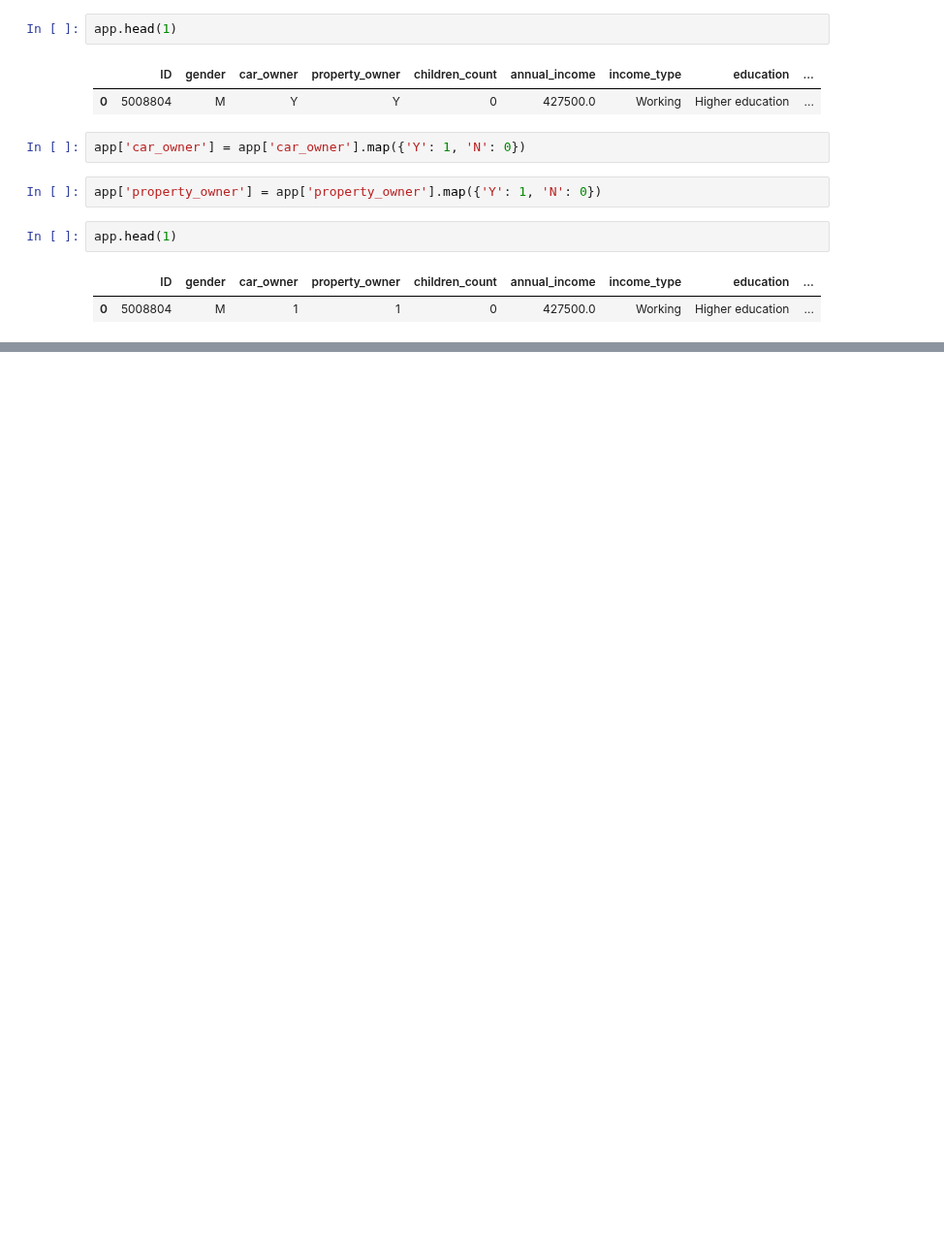
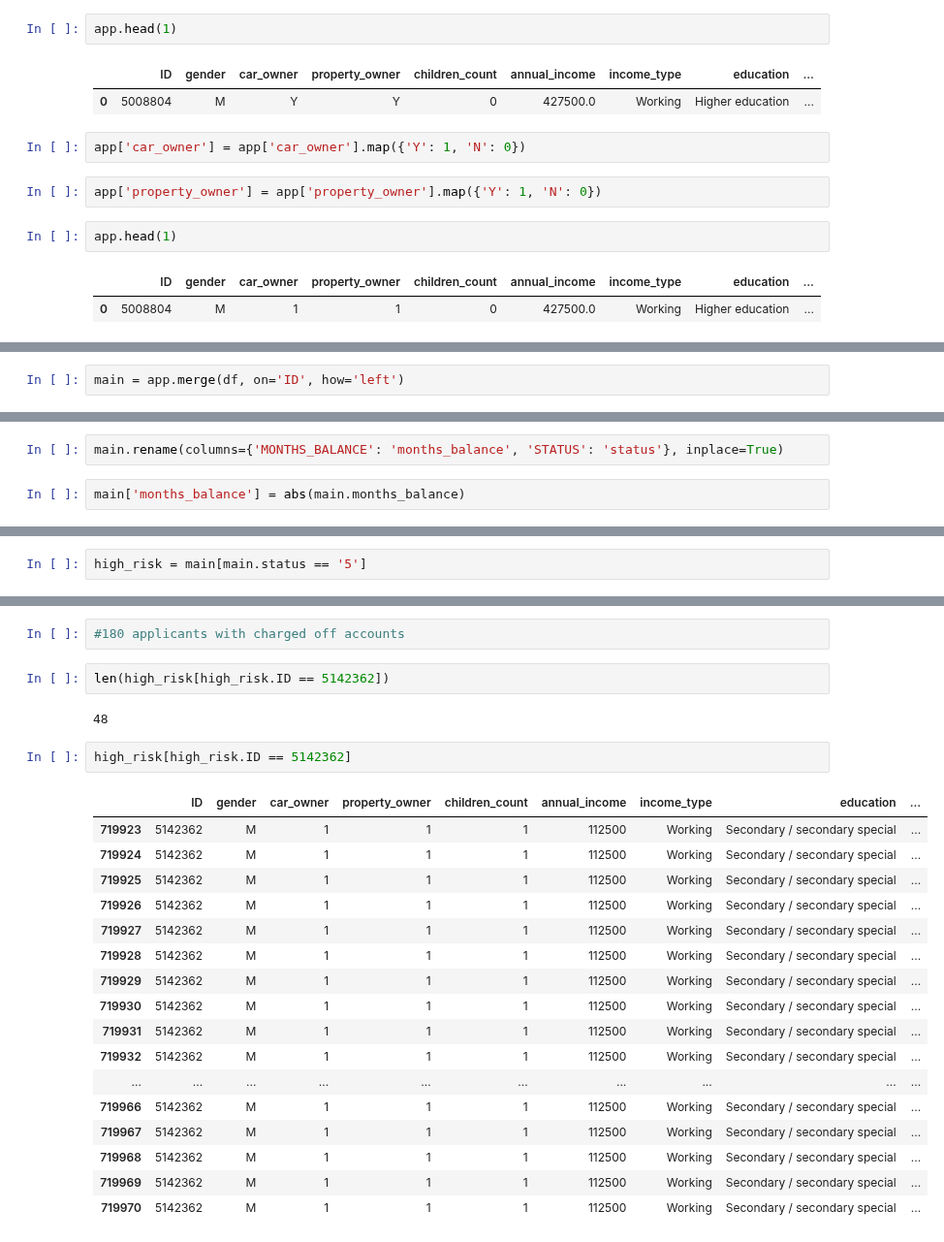
Before and after one commit to credit-risk-management-predictor/credit-risk-management-predictor, a Jupyter notebook: matt-wrangle.ipynb, the cells around one changed output, grey strips where cells are left out. Shown at 97% size. Drawn from its saved outputs; the diff is of its cells as text; blank space fills up the shorter version.

```diff
--- a/matt-wrangle.ipynb
+++ b/matt-wrangle.ipynb
@@ -128,0 +135,2 @@ for col in cols:
+# %%
+main = app.merge(df, on='ID', how='left')
@@ -128,0 +146,4 @@ for col in cols:
+# %%
+main.rename(columns={'MONTHS_BALANCE': 'months_balance', 'STATUS': 'status'}, inplace=True)
+# %%
+main['months_balance'] = abs(main.months_balance)
@@ -128,0 +216,2 @@ for col in cols:
+# %%
+high_risk = main[main.status == '5']
@@ -128,0 +257,26 @@ for col in cols:
+# %%
+#180 applicants with charged off accounts
+# %%
+len(high_risk[high_risk.ID == 5142362])
+# %% [output]
+48
+# %%
+high_risk[high_risk.ID == 5142362]
+# %% [output]
+|  | ID | gender | car_owner | property_owner | children_count | annual_income | income_type | education | ... |
+| 719923 | 5142362 | M | 1 | 1 | 1 | 112500 | Working | Secondary / secondary special | ... |
+| 719924 | 5142362 | M | 1 | 1 | 1 | 112500 | Working | Secondary / secondary special | ... |
+| 719925 | 5142362 | M | 1 | 1 | 1 | 112500 | Working | Secondary / secondary special | ... |
+| 719926 | 5142362 | M | 1 | 1 | 1 | 112500 | Working | Secondary / secondary special | ... |
+| 719927 | 5142362 | M | 1 | 1 | 1 | 112500 | Working | Secondary / secondary special | ... |
+| 719928 | 5142362 | M | 1 | 1 | 1 | 112500 | Working | Secondary / secondary special | ... |
+| 719929 | 5142362 | M | 1 | 1 | 1 | 112500 | Working | Secondary / secondary special | ... |
+| 719930 | 5142362 | M | 1 | 1 | 1 | 112500 | Working | Secondary / secondary special | ... |
+| 719931 | 5142362 | M | 1 | 1 | 1 | 112500 | Working | Secondary / secondary special | ... |
+| 719932 | 5142362 | M | 1 | 1 | 1 | 112500 | Working | Secondary / secondary special | ... |
+| ... | ... | ... | ... | ... | ... | ... | ... | ... | ... |
+| 719966 | 5142362 | M | 1 | 1 | 1 | 112500 | Working | Secondary / secondary special | ... |
+| 719967 | 5142362 | M | 1 | 1 | 1 | 112500 | Working | Secondary / secondary special | ... |
+| 719968 | 5142362 | M | 1 | 1 | 1 | 112500 | Working | Secondary / secondary special | ... |
+| 719969 | 5142362 | M | 1 | 1 | 1 | 112500 | Working | Secondary / secondary special | ... |
+| 719970 | 5142362 | M | 1 | 1 | 1 | 112500 | Working | Secondary / secondary special | ... |
```
Also changed, not shown: parts of 15 cells of this notebook.
